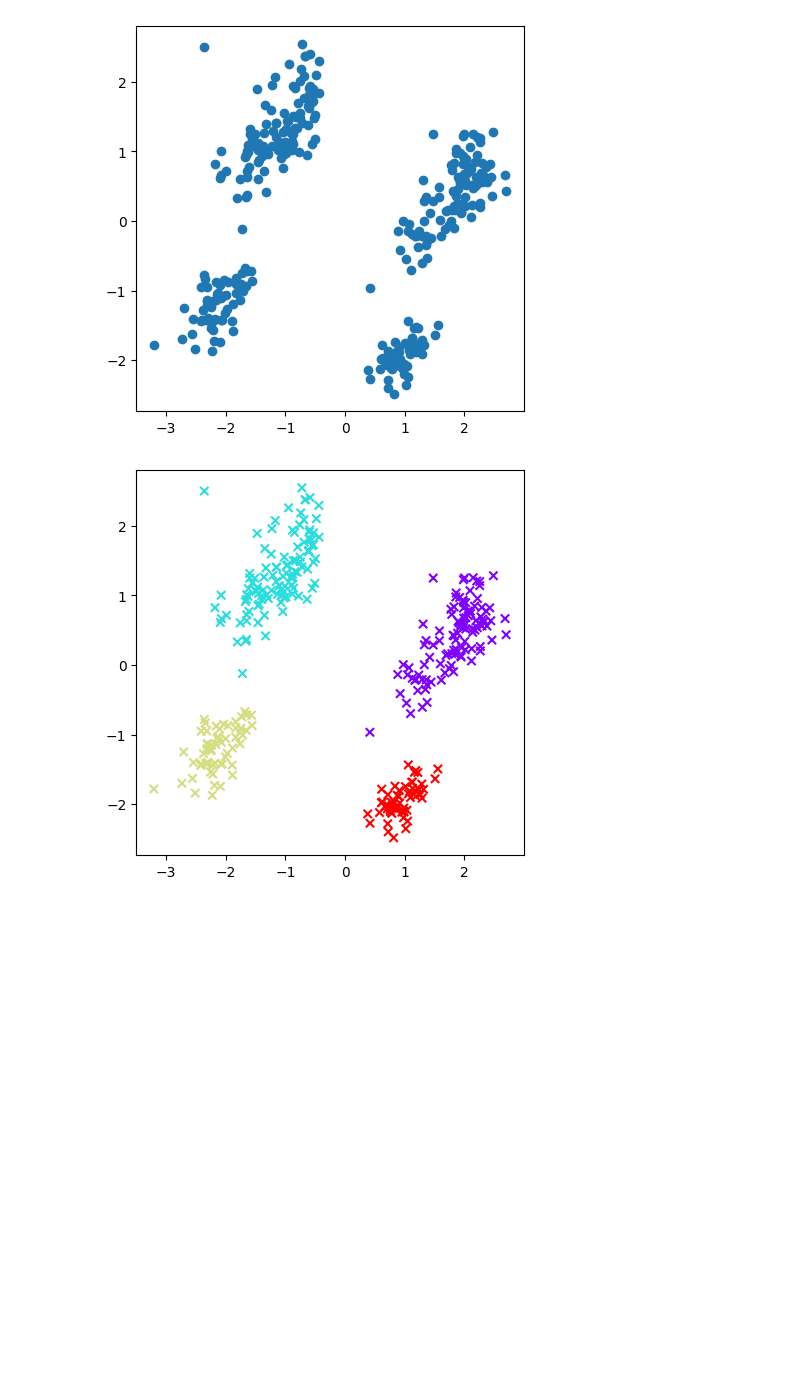
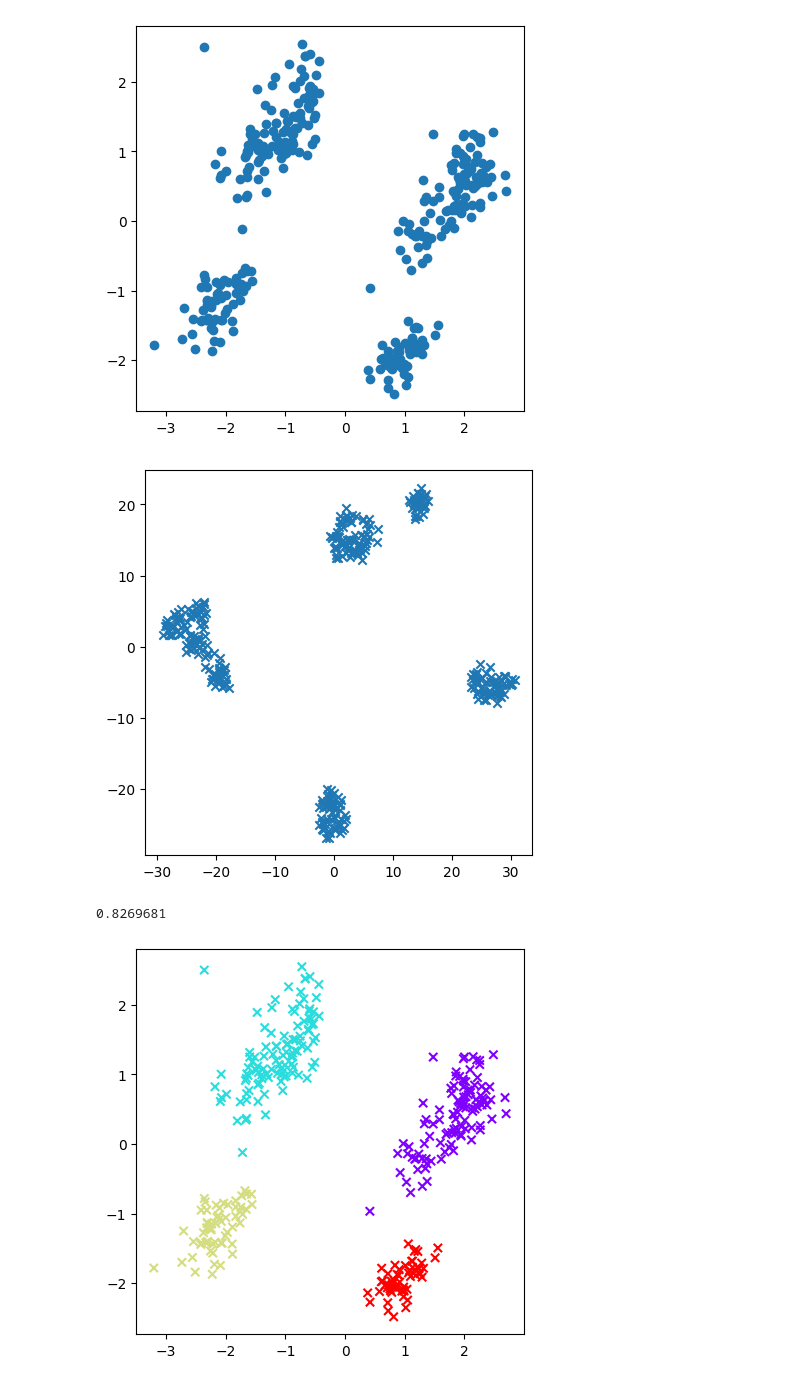
Before and after one commit to prasanna-venkatesh-m/penguin-species-clustering, a Jupyter notebook: Agglomerative_Clustering.ipynb, the cells around one changed output. Drawn from its saved outputs; the diff is of its cells as text; code cells hidden in the pictures; blank space fills up the shorter version.

```diff
--- a/Agglomerative_Clustering.ipynb
+++ b/Agglomerative_Clustering.ipynb
@@ -120,3 +121,13 @@ plt.scatter(data[0], data[1])
 plt.show()
 # %% [output]
 [figure]
+# %%
+tsne = TSNE(n_components=2, random_state=42)
+tsne_data = tsne.fit_transform(scaled_data)
+tnse_data = pd.DataFrame(tsne_data)
+# %%
+plt.figure(figsize=(5,5))
+plt.scatter(tnse_data[0], tnse_data[1], marker='x')
+plt.show()
+# %% [output]
+[figure, added]
@@ -123 +137,5 @@ plt.show()
+# %%
+print(silhouette_score(tnse_data, tsne_ac.labels_))
+# %% [output]
+0.8269681
 # %%
```
Also changed, not shown: parts of 4 cells of this notebook.
